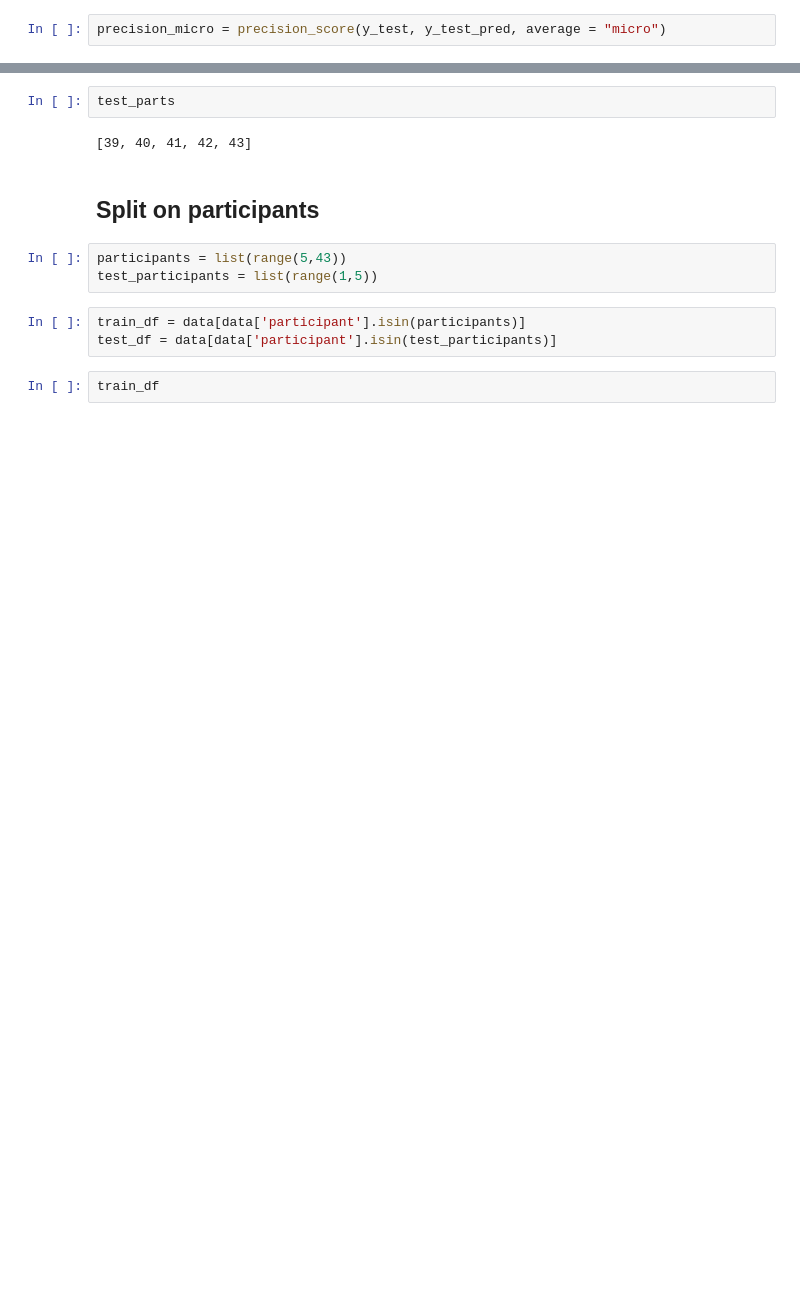
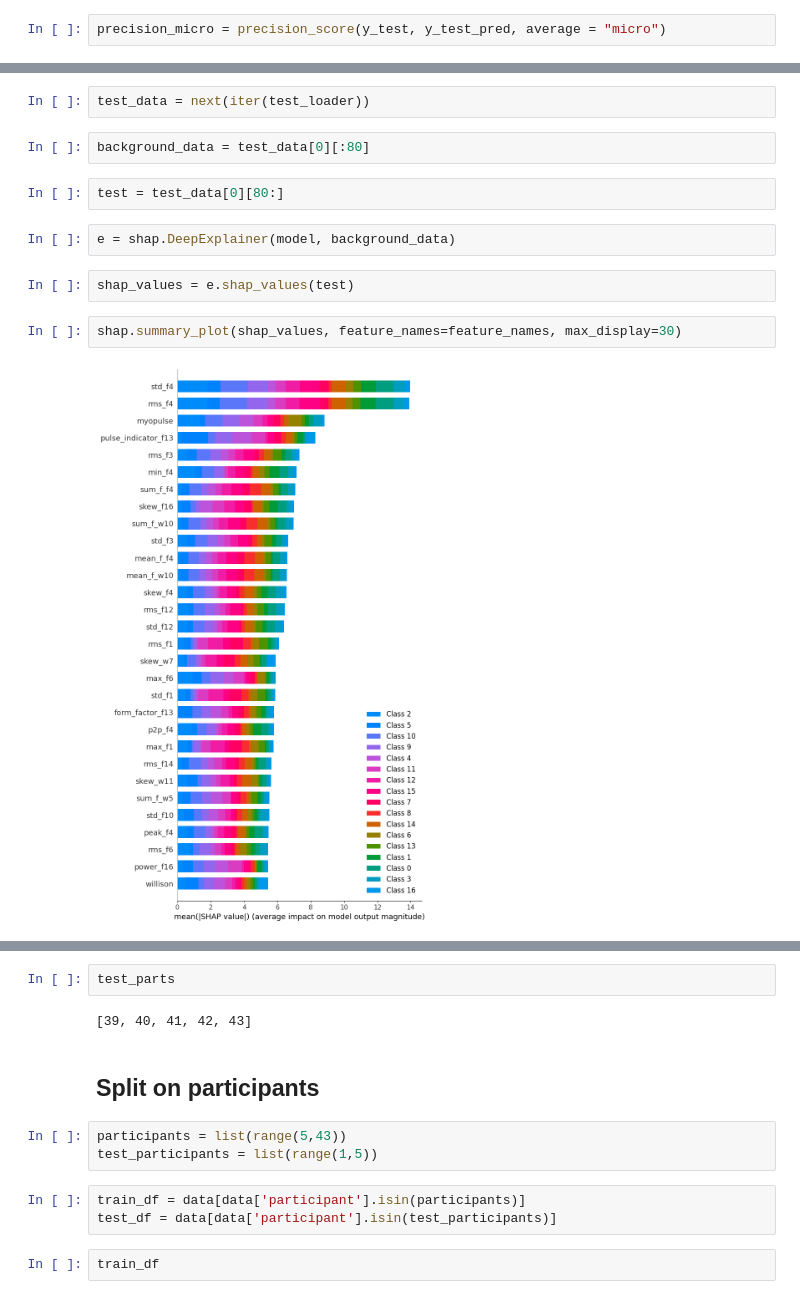
Before and after one commit to tanmaygadgil/DS5500-project, a Jupyter notebook: DL/NN on data split.ipynb, the cells around one changed output, grey strips where cells are left out. Saved outputs shown, nothing was run; the diff lists cells and outputs as text; blank space fills up the shorter version.

```diff
--- a/DL/NN on data split.ipynb
+++ b/DL/NN on data split.ipynb
@@ -254,0 +219,14 @@ precision_micro = precision_score(y_test, y_test_pred, average = "micro")
+# %%
+test_data = next(iter(test_loader))
+# %%
+background_data = test_data[0][:80]
+# %%
+test = test_data[0][80:]
+# %%
+e = shap.DeepExplainer(model, background_data)
+# %%
+shap_values = e.shap_values(test)
+# %%
+shap.summary_plot(shap_values, feature_names=feature_names, max_display=30)
+# %% [output]
+[figure, added]
```
Also changed, not shown: parts of 23 cells of this notebook, 6 other files.
